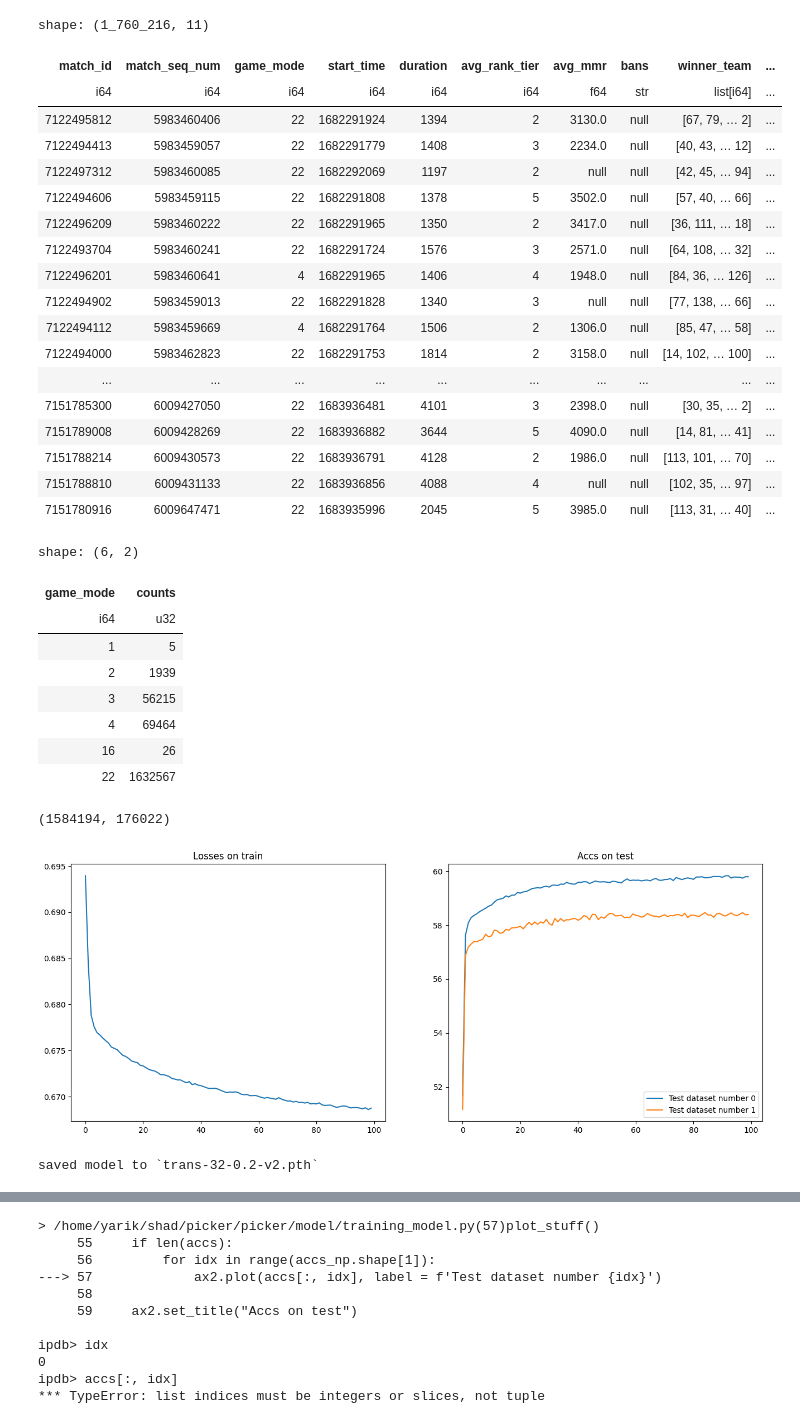
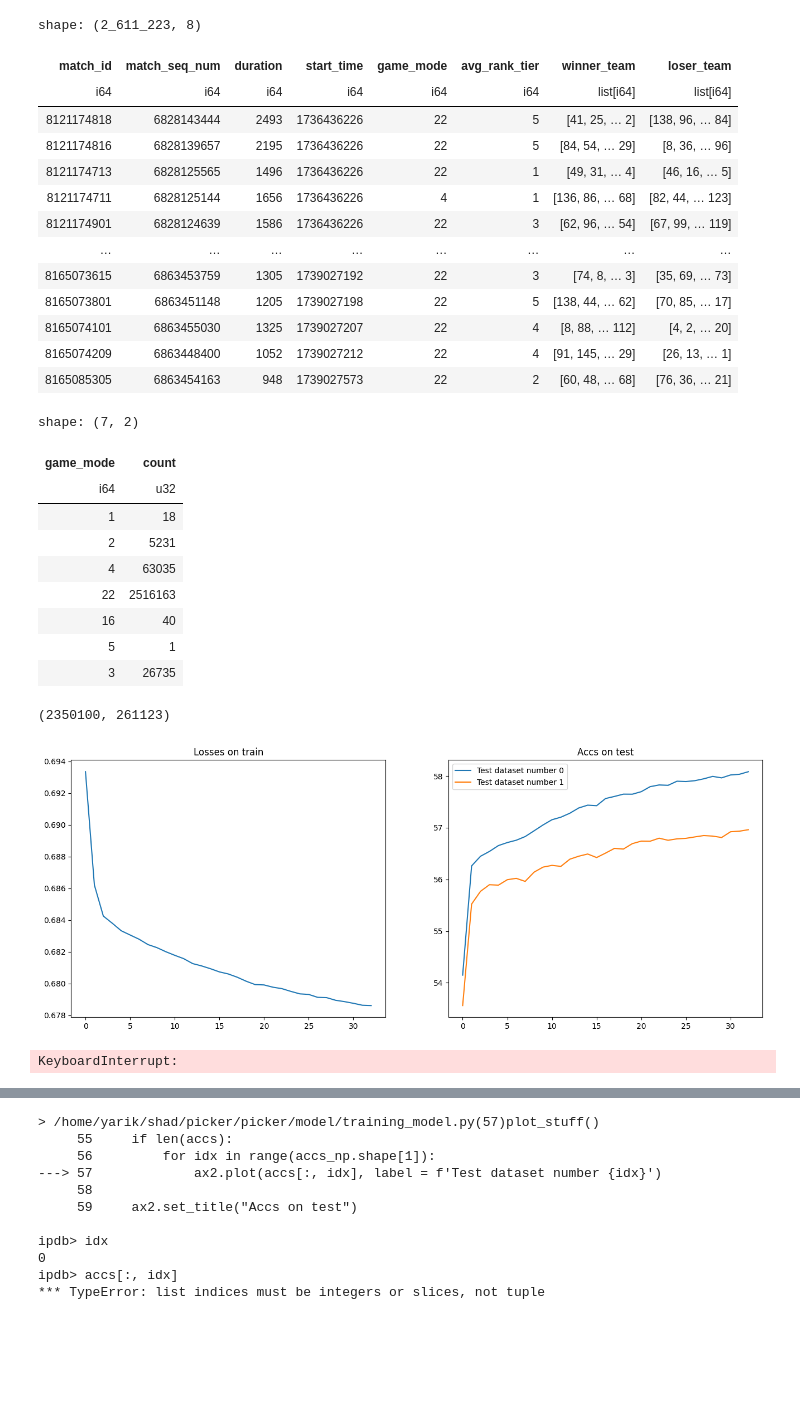
Before and after one commit to Q-c7/runduk-ai, a Jupyter notebook: notebooks/Modeling.ipynb, the cells around one changed output, grey strips where cells are left out. Cells and saved outputs as stored; diff of their text form; code cells hidden in the pictures; blank space fills up the shorter version.

```diff
--- a/notebooks/Modeling.ipynb
+++ b/notebooks/Modeling.ipynb
@@ -20,52 +20,50 @@ from time import sleep
 # TRANSFORM = {hero_id : idx + 1 for idx, hero_id in enumerate(list(SET))}
 # TRANSFORM
 # %%
-df = pl.read_parquet('../DATA/tmp_04.23.2023.23.14.51.parquet')  # tmp_03.11.2023.03.58.04.parquet
+df = pl.read_parquet('DATA/tmp_01.09.2025.15.23.46.parquet')  # tmp_03.11.2023.03.58.04.parquet
 df = df.to_pandas()
 df['avg_rank_tier'] = df['avg_rank_tier'].apply(lambda x: min(5, x // 10 - 1))
-df['avg_rank_tier']
-df = pl.from_pandas(df)
+df = pl.from_pandas(df).with_columns(
+    pl.when("radiant_win").then("radiant_team").otherwise("dire_team").alias("winner_team"),
+    pl.when("radiant_win").then("dire_team").otherwise("radiant_team").alias("loser_team")
+).drop(['dire_team', 'radiant_team', 'radiant_win'])
 DICTS = df.to_dicts()
 # %%
 df  #  (2433383, 11)
 # %% [output]
-shape: (1_760_216, 11)
+shape: (2_611_223, 8)
-| match_id | match_seq_num | game_mode | start_time | duration | avg_rank_tier | avg_mmr | bans | winner_team | ... |
-| i64 | i64 | i64 | i64 | i64 | i64 | f64 | str | list[i64] | ... |
-| 7122495812 | 5983460406 | 22 | 1682291924 | 1394 | 2 | 3130.0 | null | [67, 79, … 2] | ... |
-| 7122494413 | 5983459057 | 22 | 1682291779 | 1408 | 3 | 2234.0 | null | [40, 43, … 12] | ... |
-| 7122497312 | 5983460085 | 22 | 1682292069 | 1197 | 2 | null | null | [42, 45, … 94] | ... |
-| 7122494606 | 5983459115 | 22 | 1682291808 | 1378 | 5 | 3502.0 | null | [57, 40, … 66] | ... |
-| 7122496209 | 5983460222 | 22 | 1682291965 | 1350 | 2 | 3417.0 | null | [36, 111, … 18] | ... |
-| 7122493704 | 5983460241 | 22 | 1682291724 | 1576 | 3 | 2571.0 | null | [64, 108, … 32] | ... |
-| 7122496201 | 5983460641 | 4 | 1682291965 | 1406 | 4 | 1948.0 | null | [84, 36, … 126] | ... |
-| 7122494902 | 5983459013 | 22 | 1682291828 | 1340 | 3 | null | null | [77, 138, … 66] | ... |
-| 7122494112 | 5983459669 | 4 | 1682291764 | 1506 | 2 | 1306.0 | null | [85, 47, … 58] | ... |
-| 7122494000 | 5983462823 | 22 | 1682291753 | 1814 | 2 | 3158.0 | null | [14, 102, … 100] | ... |
-| ... | ... | ... | ... | ... | ... | ... | ... | ... | ... |
-| 7151785300 | 6009427050 | 22 | 1683936481 | 4101 | 3 | 2398.0 | null | [30, 35, … 2] | ... |
-| 7151789008 | 6009428269 | 22 | 1683936882 | 3644 | 5 | 4090.0 | null | [14, 81, … 41] | ... |
-| 7151788214 | 6009430573 | 22 | 1683936791 | 4128 | 2 | 1986.0 | null | [113, 101, … 70] | ... |
-| 7151788810 | 6009431133 | 22 | 1683936856 | 4088 | 4 | null | null | [102, 35, … 97] | ... |
-| 7151780916 | 6009647471 | 22 | 1683935996 | 2045 | 5 | 3985.0 | null | [113, 31, … 40] | ... |
+| match_id | match_seq_num | duration | start_time | game_mode | avg_rank_tier | winner_team | loser_team |
+| i64 | i64 | i64 | i64 | i64 | i64 | list[i64] | list[i64] |
+| 8121174818 | 6828143444 | 2493 | 1736436226 | 22 | 5 | [41, 25, … 2] | [138, 96, … 84] |
+| 8121174816 | 6828139657 | 2195 | 1736436226 | 22 | 5 | [84, 54, … 29] | [8, 36, … 96] |
+| 8121174713 | 6828125565 | 1496 | 1736436226 | 22 | 1 | [49, 31, … 4] | [46, 16, … 5] |
+| 8121174711 | 6828125144 | 1656 | 1736436226 | 4 | 1 | [136, 86, … 68] | [82, 44, … 123] |
+| 8121174901 | 6828124639 | 1586 | 1736436226 | 22 | 3 | [62, 96, … 54] | [67, 99, … 119] |
+| … | … | … | … | … | … | … | … |
+| 8165073615 | 6863453759 | 1305 | 1739027192 | 22 | 3 | [74, 8, … 3] | [35, 69, … 73] |
+| 8165073801 | 6863451148 | 1205 | 1739027198 | 22 | 5 | [138, 44, … 62] | [70, 85, … 17] |
+| 8165074101 | 6863455030 | 1325 | 1739027207 | 22 | 4 | [8, 88, … 112] | [4, 2, … 20] |
+| 8165074209 | 6863448400 | 1052 | 1739027212 | 22 | 4 | [91, 145, … 29] | [26, 13, … 1] |
+| 8165085305 | 6863454163 | 948 | 1739027573 | 22 | 2 | [60, 48, … 68] | [76, 36, … 21] |
 # %%
 df['game_mode'].value_counts()
 # %% [output]
-shape: (6, 2)
+shape: (7, 2)
-| game_mode | counts |
+| game_mode | count |
 | i64 | u32 |
-| 1 | 5 |
-| 2 | 1939 |
-| 3 | 56215 |
-| 4 | 69464 |
-| 16 | 26 |
-| 22 | 1632567 |
+| 1 | 18 |
+| 2 | 5231 |
+| 4 | 63035 |
+| 22 | 2516163 |
+| 16 | 40 |
+| 5 | 1 |
+| 3 | 26735 |
 # %%
 TEST_DICTS = DICTS[-len(DICTS) // 10:]
 TRAIN_DICTS = DICTS[:-len(DICTS) // 10]
 len(TRAIN_DICTS), len(TEST_DICTS)
 # %% [output]
-(1584194, 176022)
+(2350100, 261123)
 # %%
 from picker.model.dataset import TeamDataset
 # %%
@@ -93,11 +91,11 @@ model = TransformerModel(embedding_dict=embedding_dict, num_heads=8, num_layers=
 # %%
 from torch.nn import BCELoss, CrossEntropyLoss
 import torch
 
 run_training(model=model, name='trans-32-0.2-v2', train_data=train_data, test_datas=[test_data1, test_data2],
              optimizer=torch.optim.Adam(model.parameters(), lr=3e-4),
              criterion=CrossEntropyLoss(),
-             epochs=100, batch_size=1024 * 8, device='cuda:1')
+             epochs=100, batch_size=1024 * 8, device='cuda')
 # %% [output]
-[figure, old version]
+[figure, new version]
-saved model to `trans-32-0.2-v2.pth`
+KeyboardInterrupt:
```
Also changed, not shown: parts of 6 cells of this notebook, 14 other files.
